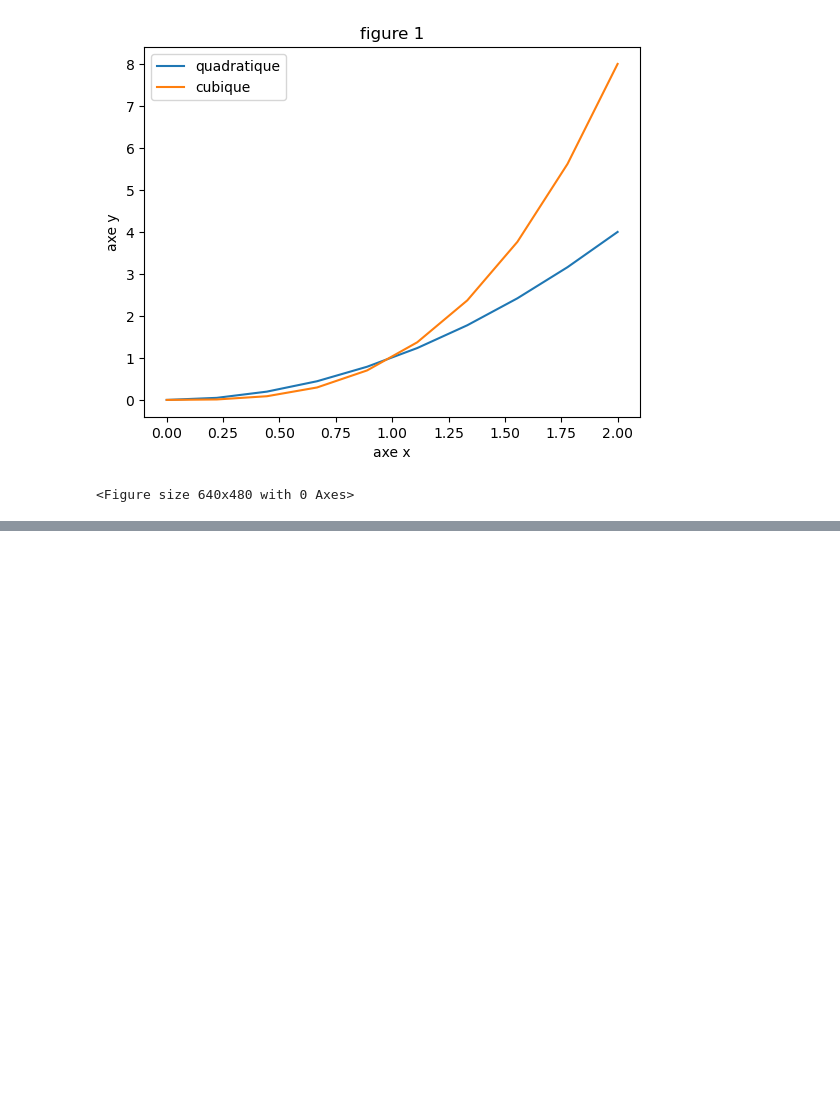
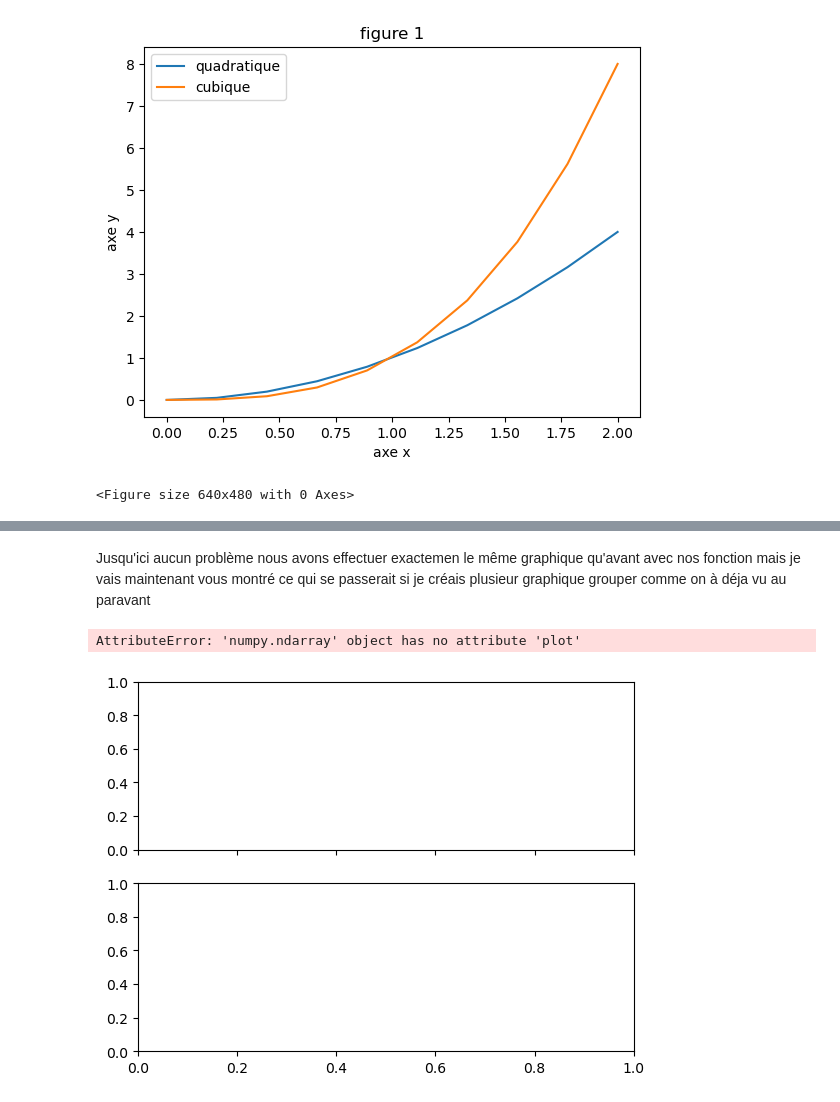
Before and after one commit to Sime-81/Deep_learning, a Jupyter notebook: Matplotlib_1.ipynb, the cells around one changed output, grey strips where cells are left out. Saved outputs shown, nothing was run; the diff lists cells and outputs as text; code cells hidden in the pictures; blank space fills up the shorter version.

```diff
--- a/Matplotlib_1.ipynb
+++ b/Matplotlib_1.ipynb
@@ -104,0 +202,10 @@ plt.savefig('fig1.png')
+# %% [markdown]
+Jusqu'ici aucun problème nous avons effectuer exactemen le même graphique qu'avant avec nos fonction mais je vais maintenant vous montré ce qui se passerait si je créais plusieur graphique grouper comme on à déja vu au paravant
+# %%
+fig, ax = plt.subplots(2, 1, sharex=True) #L'argument sharex permet de partager l'axe des x (pas important)
+ax.plot(x, y)
+ax.plot(x, np.sin(x))
+plt.show()
+# %% [output]
+AttributeError: 'numpy.ndarray' object has no attribute 'plot'
+[figure, added]
```
Also changed, not shown: parts of 19 cells of this notebook.
